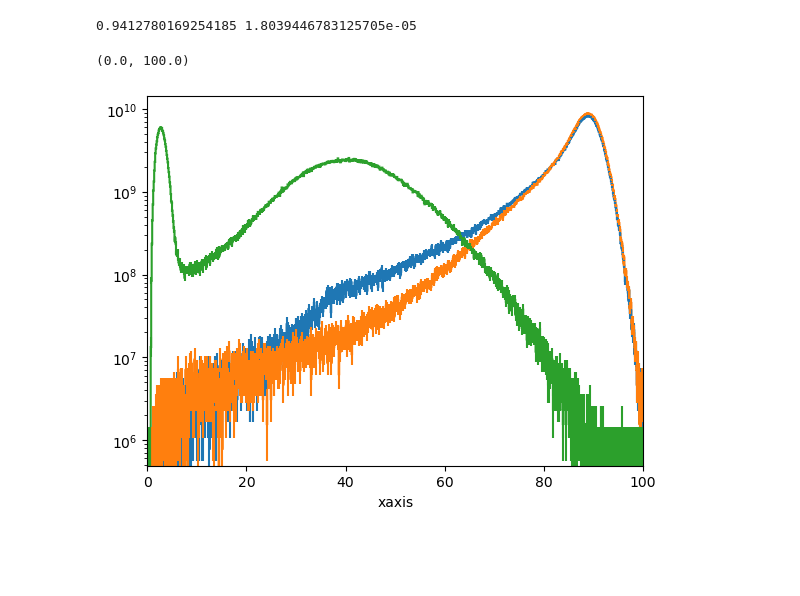
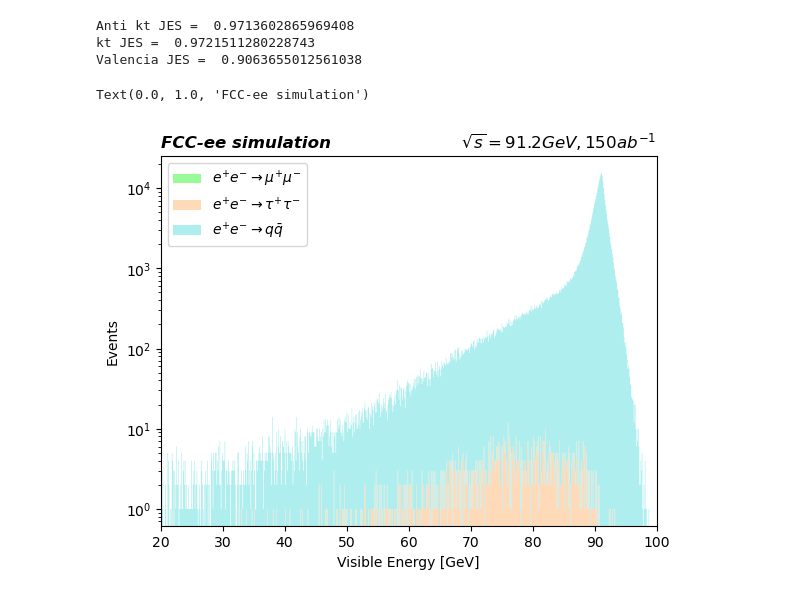
Before and after one commit to marinamn1/FCCAnalyzer, a Jupyter notebook: my_codes/hardron_xsec.ipynb, the cells around one changed output. Saved outputs shown, nothing was run; the diff lists cells and outputs as text; code cells hidden in the pictures; blank space fills up the shorter version.

```diff
--- a/my_codes/hardron_xsec.ipynb
+++ b/my_codes/hardron_xsec.ipynb
@@ -57,27 +118,50 @@ plt.xlim(0,1.2)
 # %%
-numerator = 0
-denominator = sum(ye)
+def mean(x,y):
 
-for i in range(0,len(xnew)):
-    numerator += xnew[i]*ye[i]
+    numerator = 0
+    denominator = sum(y)
 
-mean = numerator/denominator
-num2 = 0
+    for i in range(0,len(x)-1):
+        numerator += x[i]*y[i]
 
-for i in range(0,len(xnew)):
-    num2 += (xnew[i]-mean)**2
+    mean = numerator/denominator
+    num2 = 0
 
-std = np.sqrt(num2/(denominator-1))
-print(mean, std)
+    for i in range(0,len(x)-1):
+        num2 += (x[i]-mean)**2
+
+    std = np.sqrt(num2/(denominator-1))
+    return(mean, std)
-# %% [output]
-0.9412780169254185 1.8039446783125705e-05
-# %%
-kt_mass = kt['p8_ee_Zcc_ecm91/dijet_m;1'].to_hist()
-valencia_mass = valencia['p8_ee_Zcc_ecm91/dijet_m;1'].to_hist()
-
-hep.histplot([genkt_mass, kt_mass, valencia_mass])
-plt.yscale("log")
-plt.xlim(0,100)
-# %% [output]
-(0.0, 100.0)
-[figure, removed]
+# %%
+genkt_jes = mean(genkt_xnew,genkt_ye)[0]
+kt_jes = mean(kt_xnew,kt_ye)[0]
+valencia_jes = mean(valencia_xnew,valencia_ye)[0]
+
+print("Anti kt JES = ", genkt_jes)
+print("kt JES = ", kt_jes)
+print("Valencia JES = ", valencia_jes)
+# %% [output]
+Anti kt JES =  0.9713602865969408
+kt JES =  0.9721511280228743
+Valencia JES =  0.9063655012561038
+# %%
+genkt_e = (genkt['wzp6_ee_qq_ecm91p2/mass_inv;1'].to_hist())*
+genkt_tau_e = genkt['wzp6_ee_tautau_ecm91p2/mass_inv;1'].to_hist()
+genkt_mu_e = genkt['wzp6_ee_mumu_ecm91p2/mass_inv;1'].to_hist()
+
+hep.histplot([ genkt_mu_e, genkt_tau_e, genkt_e],stack = True,
+             label = [r"$e^{+} e^{-} \rightarrow \mu^{+} \mu^{-}$",
+                      r"$e^{+} e^{-} \rightarrow \tau^{+} \tau^{-}$",r"$e^{+} e^{-} \rightarrow q \bar{q}$"],
+             color = ["palegreen", "peachpuff", "paleturquoise"],
+             histtype = "fill")
+plt.legend(loc = "upper left")
+plt.yscale("log")
+plt.xlabel("Visible Energy [GeV]")
+plt.ylabel("Events")
+plt.xlim(20,100)
+plt.title(r"$\sqrt{s} = 91.2 GeV, 150 ab^{-1}$", loc = "right")
+plt.title("FCC-ee simulation", loc = "left", weight = "bold", style = "italic")
+#plt.savefig("images/hardrons_tau_e.png")
+# %% [output]
+Text(0.0, 1.0, 'FCC-ee simulation')
+[figure, added]
```
Also changed, not shown: parts of 17 cells of this notebook, 14 other files.
